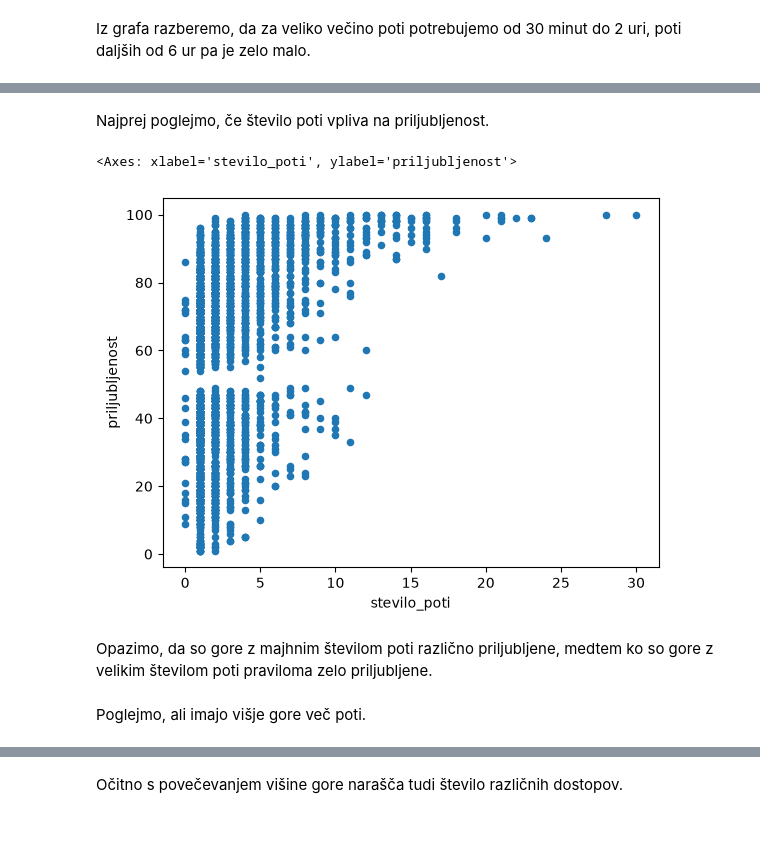
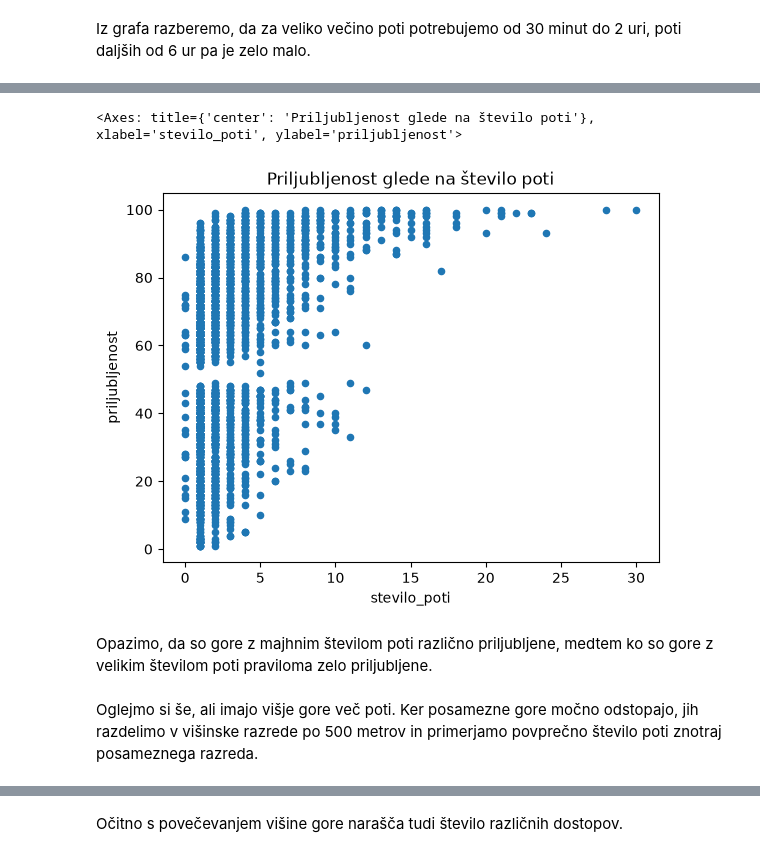
Before and after one commit to tijavidmar/Projektna-naloga-UVP, a Jupyter notebook: analiza.ipynb, the cells around one changed output, grey strips where cells are left out. Drawn from its saved outputs; the diff is of its cells as text; code cells hidden in the pictures; blank space fills up the shorter version.

```diff
--- a/analiza.ipynb
+++ b/analiza.ipynb
@@ -167,12 +159,10 @@ gore_poti
-# %% [markdown]
-Najprej poglejmo, če število poti vpliva na priljubljenost.
 # %%
-gore.plot.scatter(x="stevilo_poti", y="priljubljenost")
+gore.plot.scatter(title="Priljubljenost glede na število poti", x="stevilo_poti", y="priljubljenost")
 # %% [output]
-<Axes: xlabel='stevilo_poti', ylabel='priljubljenost'>
+<Axes: title={'center': 'Priljubljenost glede na število poti'}, xlabel='stevilo_poti', ylabel='priljubljenost'>
-[figure, old version]
+[figure, new version]
 # %% [markdown]
 Opazimo, da so gore z majhnim številom poti različno priljubljene, medtem ko so gore z velikim številom poti praviloma zelo priljubljene.
 # %% [markdown]
-Poglejmo, ali imajo višje gore več poti.
+Oglejmo si še, ali imajo višje gore več poti. Ker posamezne gore močno odstopajo, jih razdelimo v višinske razrede po 500 metrov in primerjamo povprečno število poti znotraj posameznega razreda.
 # %%
```
Also changed, not shown: parts of 18 cells of this notebook.
